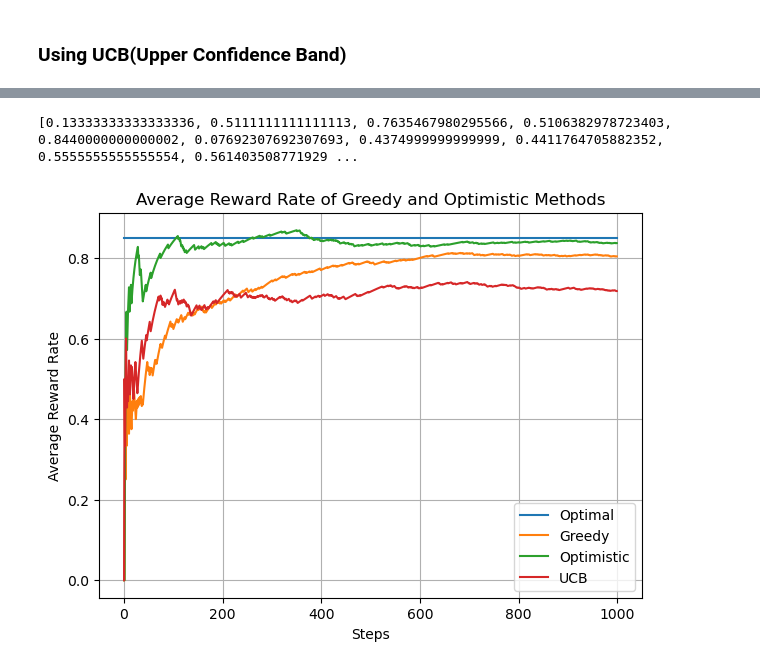
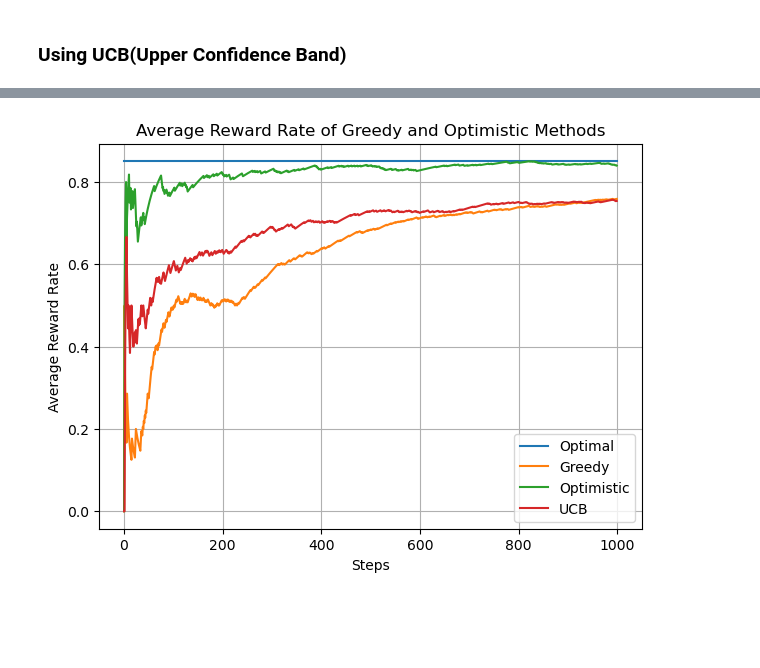
Before and after one commit to maArami/Reinforcement-Learning, a Jupyter notebook: multi_armed_bandit/Bandit.ipynb, the cells around one changed output, grey strips where cells are left out. Drawn from its saved outputs; the diff is of its cells as text; code cells hidden in the pictures; blank space fills up the shorter version.

```diff
--- a/multi_armed_bandit/Bandit.ipynb
+++ b/multi_armed_bandit/Bandit.ipynb
@@ -85,13 +85,13 @@ def experiment_UCB(n_iter, c=0, initial_estimate=0):
     bandits = [Bandit(p, initial_estimate=initial_estimate) for p in Bandit_prob]
     rewards = np.zeros(n_iter)
     for i in range(n_iter):
-        j = np.argmax([(bandit.p_estimate + c*np.sqrt(i/(bandit.N+1e-9))) for bandit in bandits])
+        j = np.argmax([(bandit.p_estimate + c*np.sqrt(np.log(i)/(bandit.N + 0.01))) for bandit in bandits])
 
         x = bandits[j].pull()
         bandits[j].update(x)
         rewards[i] = x
 
-    print([(bandit.p_estimate) for bandit in bandits])
+    # print([(bandit.p_estimate) for bandit in bandits])
 
     cumulative_average = np.cumsum(rewards) / (np.arange(n_iter) + 1)
     return cumulative_average
@@ -120,20 +114,19 @@ plt.show()
 # %%
 n_iter = 1000
 reward_rate_greedy = experiment(n_iter=n_iter, Eps=0.1)
 reward_rate_optimistic = experiment(n_iter=n_iter, initial_estimate=5, Eps=0.01)
-reward_rate_UDP = experiment_UCB(n_iter=n_iter, c=0.1)
+reward_rate_UDP = experiment_UCB(n_iter=n_iter, c=1)
 
 plt.figure(figsize=(7, 5))
 plt.plot([0, n_iter], [max(Bandit_prob), max(Bandit_prob)], label='Optimal')
 plt.plot(reward_rate_greedy, label='Greedy')
 plt.plot(reward_rate_optimistic, label='Optimistic')
 plt.plot(reward_rate_UDP, label='UCB')
 plt.xlabel('Steps')
 plt.ylabel('Average Reward Rate')
 plt.title('Average Reward Rate of Greedy and Optimistic Methods')
 plt.grid(True)
 plt.legend()
 plt.show()
 # %% [output]
-[0.13333333333333336, 0.5111111111111113, 0.7635467980295566, 0.5106382978723403, 0.8440000000000002, 0.07692307692307693, 0.4374999999999999, 0.4411764705882352, 0.5555555555555554, 0.561403508771929 ...
-[figure, old version]
+[figure, new version]
```
Also changed, not shown: parts of 1 cell of this notebook.
